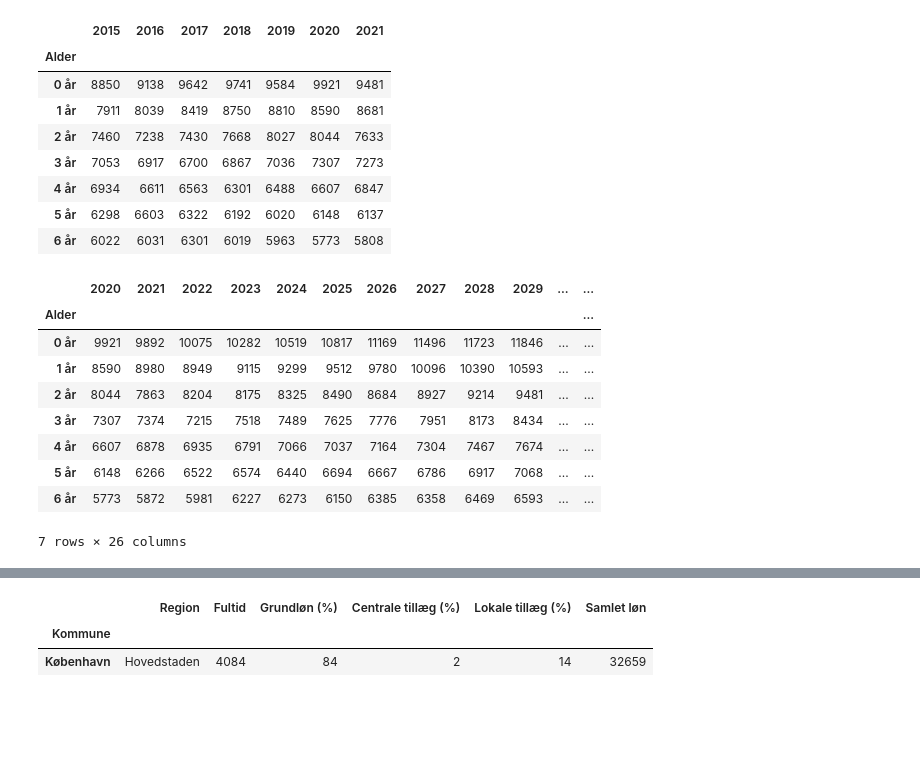
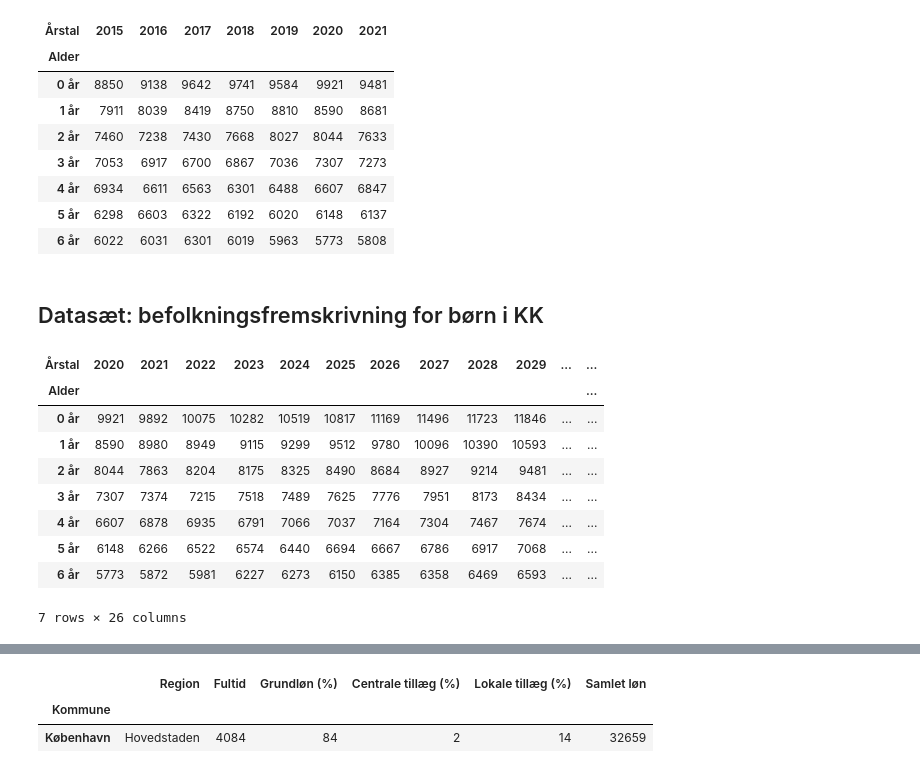
Before and after one commit to MariaSilke/DO21Eksamen, a Jupyter notebook: Eksamen - normeringer.ipynb, the cells around one changed output, grey strips where cells are left out. Drawn from its saved outputs; the diff is of its cells as text; code cells hidden in the pictures; blank space fills up the shorter version.

```diff
--- a/Eksamen - normeringer.ipynb
+++ b/Eksamen - normeringer.ipynb
@@ -36,14 +42,16 @@ antal_uddannede
 # %%
 # Importere yderligere data.
 antal_boern1 = pd.read_excel ('Antal børn i KK.xlsx', sep = ',')
 
 # Vi ændrer dataframe så kolonnen med børnenes alder er index.
 antal_boern = antal_boern1.set_index('Unnamed: 0')
 
 antal_boern.index.names = ['Alder']
+antal_boern.columns.names = ['Årstal']
+
 antal_boern
 # %% [output]
-|  | 2015 | 2016 | 2017 | 2018 | 2019 | 2020 | 2021 |
+| Årstal | 2015 | 2016 | 2017 | 2018 | 2019 | 2020 | 2021 |
 | Alder |  |  |  |  |  |  |  |
 | 0 år | 8850 | 9138 | 9642 | 9741 | 9584 | 9921 | 9481 |
 | 1 år | 7911 | 8039 | 8419 | 8750 | 8810 | 8590 | 8681 |
@@ -52,6 +60,8 @@ antal_boern
 | 4 år | 6934 | 6611 | 6563 | 6301 | 6488 | 6607 | 6847 |
 | 5 år | 6298 | 6603 | 6322 | 6192 | 6020 | 6148 | 6137 |
 | 6 år | 6022 | 6031 | 6301 | 6019 | 5963 | 5773 | 5808 |
+# %% [markdown]
+## Datasæt: befolkningsfremskrivning for børn i KK
 # %%
 # importere yderligere data.
 befolkningsfremskrivning1 = pd.read_excel ('Befolkningsfremskrivning KK 0-6 år.xlsx', sep = ',')
@@ -60,9 +70,11 @@ befolkningsfremskrivning1 = pd.read_excel ('Befolkningsfremskrivning KK 0-6 år.
 befolkningsfremskrivning = befolkningsfremskrivning1.set_index('Unnamed: 0')
 
 befolkningsfremskrivning.index.names = ['Alder']
+befolkningsfremskrivning.columns.names = ['Årstal']
+
 befolkningsfremskrivning
 # %% [output]
-|  | 2020 | 2021 | 2022 | 2023 | 2024 | 2025 | 2026 | 2027 | 2028 | 2029 | ... | ... |
+| Årstal | 2020 | 2021 | 2022 | 2023 | 2024 | 2025 | 2026 | 2027 | 2028 | 2029 | ... | ... |
 | Alder |  |  |  |  |  |  |  |  |  |  |  | ... |
 | 0 år | 9921 | 9892 | 10075 | 10282 | 10519 | 10817 | 11169 | 11496 | 11723 | 11846 | ... | ... |
 | 1 år | 8590 | 8980 | 8949 | 9115 | 9299 | 9512 | 9780 | 10096 | 10390 | 10593 | ... | ... |
```
Also changed, not shown: parts of 12 cells of this notebook.
